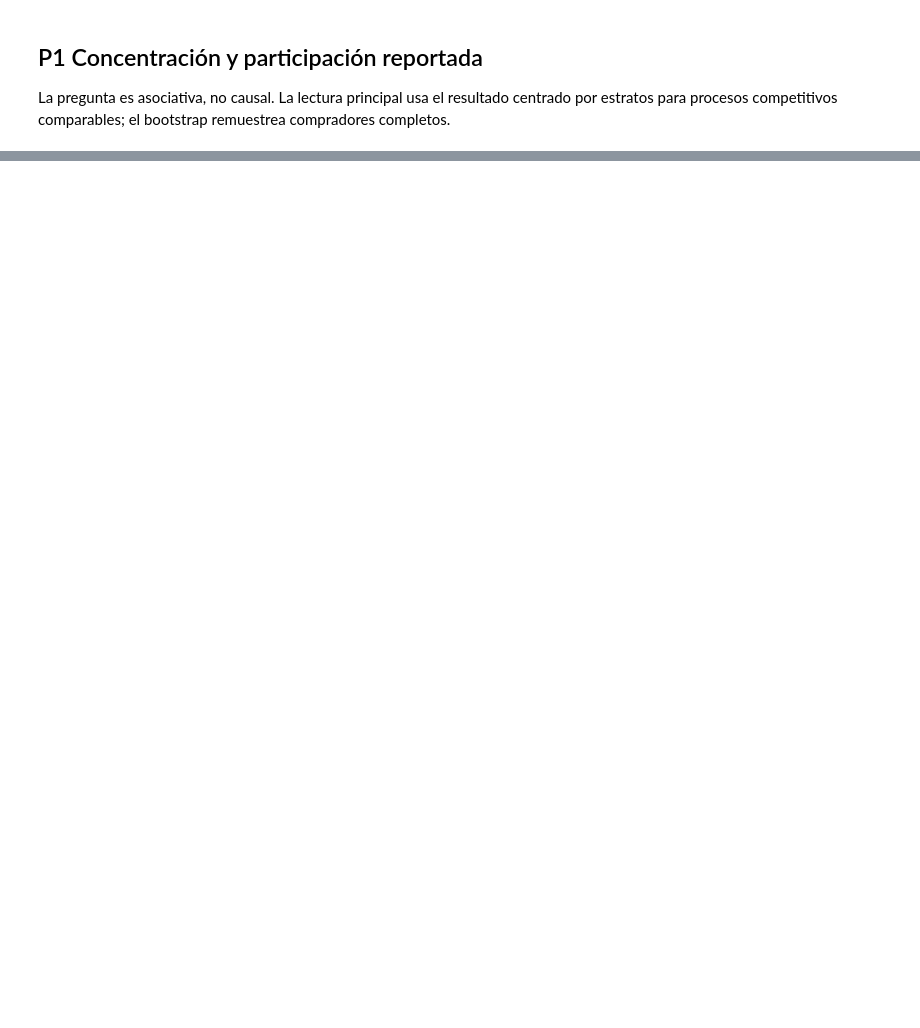
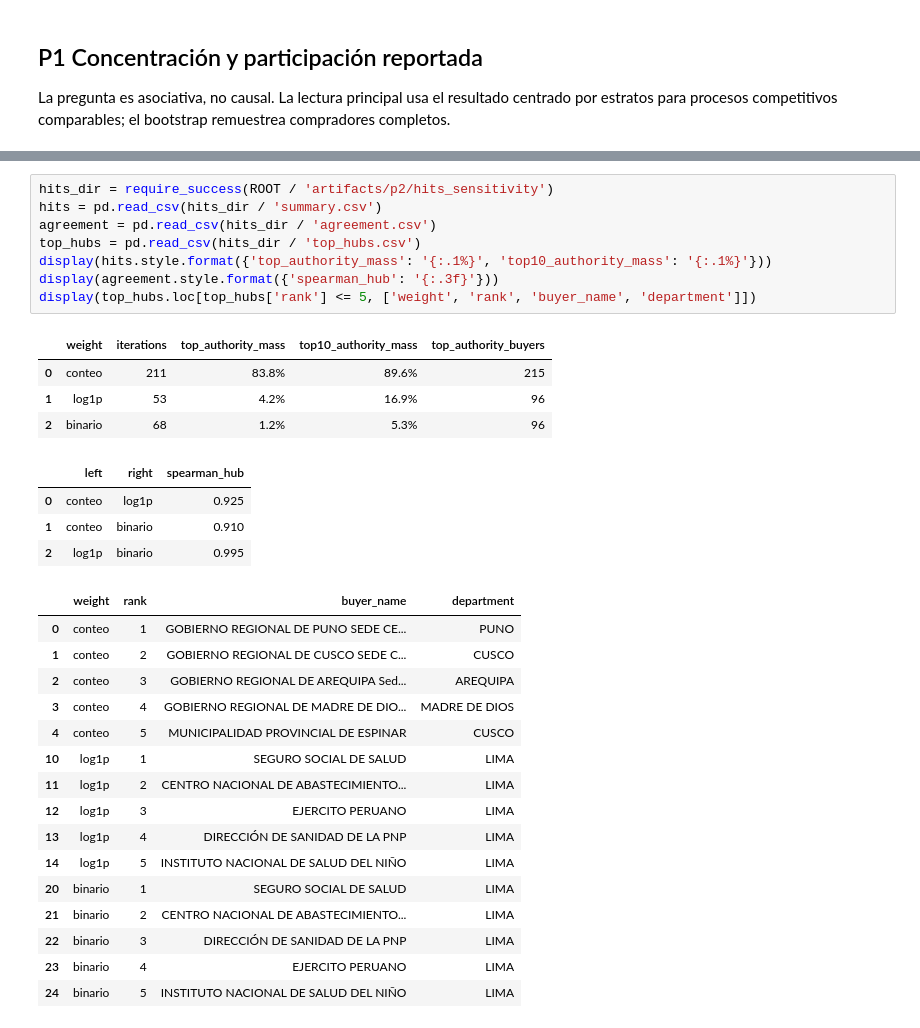
Before and after one commit to ronaldoFlores3552/ProyectoIntegracion2, a Jupyter notebook: notebooks/08_p1_p2_redes_y_comunidades.ipynb, the cells around one changed output, grey strips where cells are left out. Drawn from its saved outputs; the diff is of its cells as text; blank space fills up the shorter version.

```diff
--- a/notebooks/08_p1_p2_redes_y_comunidades.ipynb
+++ b/notebooks/08_p1_p2_redes_y_comunidades.ipynb
@@ -105 +107,34 @@ display(stability.sort_values(['resolution', 'left_seed', 'right_seed']))
+# %%
+hits_dir = require_success(ROOT / 'artifacts/p2/hits_sensitivity')
+hits = pd.read_csv(hits_dir / 'summary.csv')
+agreement = pd.read_csv(hits_dir / 'agreement.csv')
+top_hubs = pd.read_csv(hits_dir / 'top_hubs.csv')
+display(hits.style.format({'top_authority_mass': '{:.1%}', 'top10_authority_mass': '{:.1%}'}))
+display(agreement.style.format({'spearman_hub': '{:.3f}'}))
+display(top_hubs.loc[top_hubs['rank'] <= 5, ['weight', 'rank', 'buyer_name', 'department']])
+# %% [output]
+|  | weight | iterations | top_authority_mass | top10_authority_mass | top_authority_buyers |
+| 0 | conteo | 211 | 83.8% | 89.6% | 215 |
+| 1 | log1p | 53 | 4.2% | 16.9% | 96 |
+| 2 | binario | 68 | 1.2% | 5.3% | 96 |
+|  | left | right | spearman_hub |
+| 0 | conteo | log1p | 0.925 |
+| 1 | conteo | binario | 0.910 |
+| 2 | log1p | binario | 0.995 |
+|  | weight | rank | buyer_name | department |
+| 0 | conteo | 1 | GOBIERNO REGIONAL DE PUNO SEDE CE... | PUNO |
+| 1 | conteo | 2 | GOBIERNO REGIONAL DE CUSCO SEDE C... | CUSCO |
+| 2 | conteo | 3 | GOBIERNO REGIONAL DE AREQUIPA Sed... | AREQUIPA |
+| 3 | conteo | 4 | GOBIERNO REGIONAL DE MADRE DE DIO... | MADRE DE DIOS |
+| 4 | conteo | 5 | MUNICIPALIDAD PROVINCIAL DE ESPINAR | CUSCO |
+| 10 | log1p | 1 | SEGURO SOCIAL DE SALUD | LIMA |
+| 11 | log1p | 2 | CENTRO NACIONAL DE ABASTECIMIENTO... | LIMA |
+| 12 | log1p | 3 | EJERCITO PERUANO | LIMA |
+| 13 | log1p | 4 | DIRECCIÓN DE SANIDAD DE LA PNP | LIMA |
+| 14 | log1p | 5 | INSTITUTO NACIONAL DE SALUD DEL NIÑO | LIMA |
+| 20 | binario | 1 | SEGURO SOCIAL DE SALUD | LIMA |
+| 21 | binario | 2 | CENTRO NACIONAL DE ABASTECIMIENTO... | LIMA |
+| 22 | binario | 3 | DIRECCIÓN DE SANIDAD DE LA PNP | LIMA |
+| 23 | binario | 4 | EJERCITO PERUANO | LIMA |
+| 24 | binario | 5 | INSTITUTO NACIONAL DE SALUD DEL NIÑO | LIMA |
 # %% [markdown]
```
Also changed, not shown: parts of 9 cells of this notebook, 6 other files.
